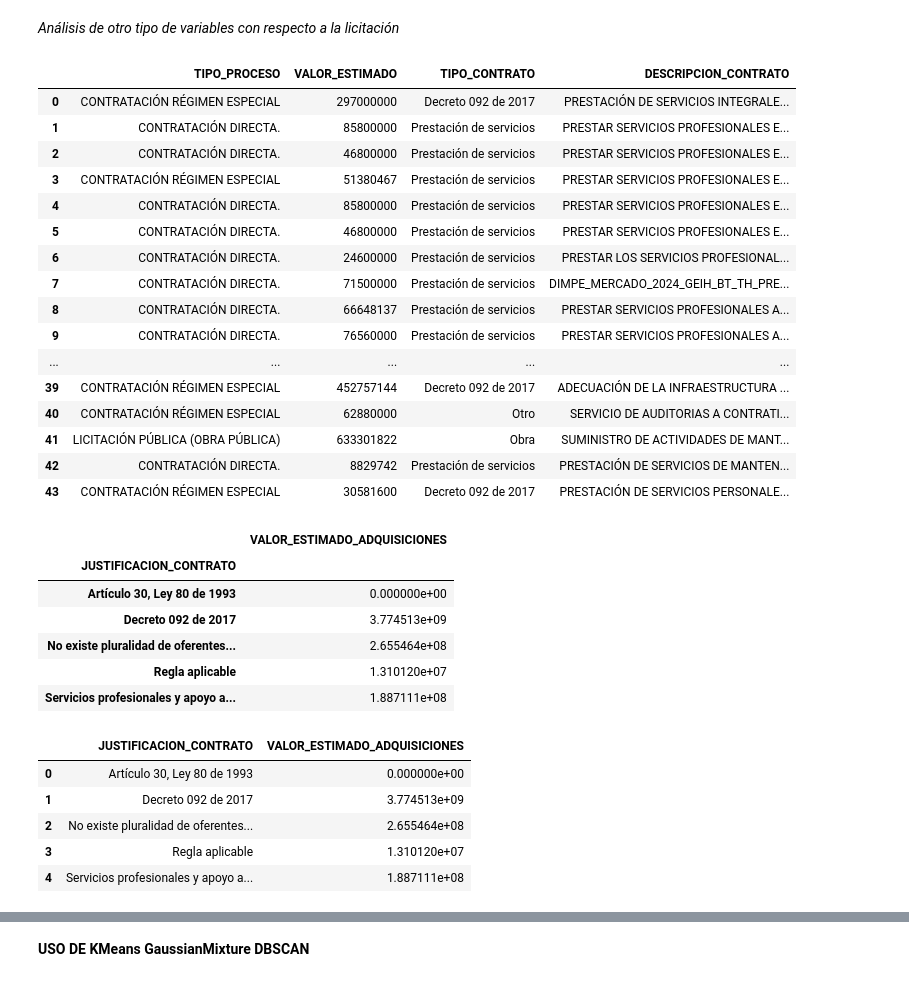
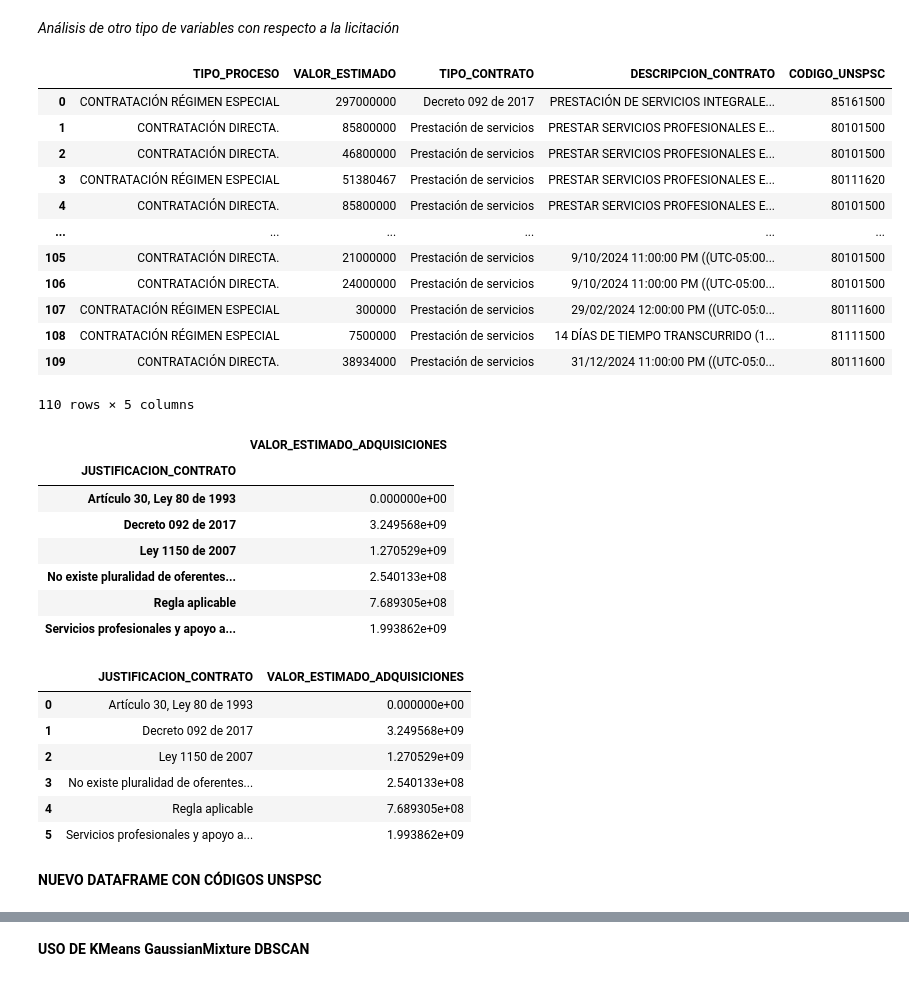
Before and after one commit to aleja-k/PandasSecop, a Jupyter notebook: SECOP.ipynb, the cells around one changed output, grey strips where cells are left out. Drawn from its saved outputs; the diff is of its cells as text; code cells hidden in the pictures.

```diff
--- a/SECOP.ipynb
+++ b/SECOP.ipynb
@@ -19,7 +19,7 @@ import re
 # %% [markdown]
 ***Nota: El repositorio en Github debe ser público para que pueda interactuar con pandas de lo contrario no es posible obtener la información.***
 # %%
-url="https://raw.githubusercontent.com/aleja-k/PandasSecop/master/SECOP_exported_1%20-%20copia.csv" # URL
+url="https://raw.githubusercontent.com/aleja-k/PandasSecop/master/SECOP_exported_1.csv" # URL
 #df=pd.read_csv(url,index_col="Unnamed: 0")
 df= pd.read_csv(url, encoding= "utf-8",sep=';') # Encoding segun el tipo del csv y separador ;
 df.head(10)
@@ -82,0 +72,12 @@ df.head(3)
+# %%
+# Convertir la columna 'CODIGO_UNSPSC' a tipo cadena
+df['CODIGO_UNSPSC'] = df['CODIGO_UNSPSC'].astype(str)
+
+# Reemplazar letras y caracteres especiales por nada (eliminarlos)
+df['CODIGO_UNSPSC'] = df['CODIGO_UNSPSC'].str.replace('[^0-9]', '', regex=True)
+
+# Convertir la columna 'CODIGO_UNSPSC' a numérica
+df["CODIGO_UNSPSC"] = pd.to_numeric(df['CODIGO_UNSPSC'], errors="coerce")
+
+# Mostrar las primeras 3 filas del DataFrame resultante
+df.head(3)
@@ -383,4 +394 @@ CLAVES_BUSQUEDA
 Name: count, dtype: int64
-# %%
-df['CLAVES_BUSQUEDA'] = df['CLAVES_BUSQUEDA'].astype(str).str.replace("0", "SIN_DATO")
- #Remplazo de valores
@@ -399,3 +394,0 @@ Name: count, dtype: int64
-# %%
-df['CODIGOS_UNSPSC'] = df['CODIGOS_UNSPSC'].astype(str).str.replace("0", "SIN_DATO")
- #Remplazo de valores
@@ -517,28 +495,24 @@ union
 *Análisis de otro tipo de variables con respecto a la licitación*
 # %%
 
-licita1 = df[['TIPO_PROCESO','VALOR_ESTIMADO','TIPO_CONTRATO','DESCRIPCION_CONTRATO']] # Creo nuevo df basado en las anteriores columnas
+licita1 = df[['TIPO_PROCESO','VALOR_ESTIMADO','TIPO_CONTRATO','DESCRIPCION_CONTRATO','CODIGO_UNSPSC']] # Creo nuevo df basado en las anteriores columnas
 #licita1 = SECOP[SECOP['TIPO_PROCESO'].str.contains('CONTRATACIÓN RÉGIMEN ESPECIAL|LICITACIÓN PÚBLICA \(OBRA PÚBLICA\)', case=False, na=False)]
 licita1=licita1.reset_index(drop = True)
 licita1
 # %% [output]
-|  | TIPO_PROCESO | VALOR_ESTIMADO | TIPO_CONTRATO | DESCRIPCION_CONTRATO |
-| 0 | CONTRATACIÓN RÉGIMEN ESPECIAL | 297000000 | Decreto 092 de 2017 | PRESTACIÓN DE SERVICIOS INTEGRALE... |
-| 1 | CONTRATACIÓN DIRECTA. | 85800000 | Prestación de servicios | PRESTAR SERVICIOS PROFESIONALES E... |
-| 2 | CONTRATACIÓN DIRECTA. | 46800000 | Prestación de servicios | PRESTAR SERVICIOS PROFESIONALES E... |
-| 3 | CONTRATACIÓN RÉGIMEN ESPECIAL | 51380467 | Prestación de servicios | PRESTAR SERVICIOS PROFESIONALES E... |
-| 4 | CONTRATACIÓN DIRECTA. | 85800000 | Prestación de servicios | PRESTAR SERVICIOS PROFESIONALES E... |
-| 5 | CONTRATACIÓN DIRECTA. | 46800000 | Prestación de servicios | PRESTAR SERVICIOS PROFESIONALES E... |
-| 6 | CONTRATACIÓN DIRECTA. | 24600000 | Prestación de servicios | PRESTAR LOS SERVICIOS PROFESIONAL... |
-| 7 | CONTRATACIÓN DIRECTA. | 71500000 | Prestación de servicios | DIMPE_MERCADO_2024_GEIH_BT_TH_PRE... |
-| 8 | CONTRATACIÓN DIRECTA. | 66648137 | Prestación de servicios | PRESTAR SERVICIOS PROFESIONALES A... |
-| 9 | CONTRATACIÓN DIRECTA. | 76560000 | Prestación de servicios | PRESTAR SERVICIOS PROFESIONALES A... |
-| ... | ... | ... | ... | ... |
-| 39 | CONTRATACIÓN RÉGIMEN ESPECIAL | 452757144 | Decreto 092 de 2017 | ADECUACIÓN DE LA INFRAESTRUCTURA ... |
-| 40 | CONTRATACIÓN RÉGIMEN ESPECIAL | 62880000 | Otro | SERVICIO DE AUDITORIAS A CONTRATI... |
-| 41 | LICITACIÓN PÚBLICA (OBRA PÚBLICA) | 633301822 | Obra | SUMINISTRO DE ACTIVIDADES DE MANT... |
-| 42 | CONTRATACIÓN DIRECTA. | 8829742 | Prestación de servicios | PRESTACIÓN DE SERVICIOS DE MANTEN... |
-| 43 | CONTRATACIÓN RÉGIMEN ESPECIAL | 30581600 | Decreto 092 de 2017 | PRESTACIÓN DE SERVICIOS PERSONALE... |
+|  | TIPO_PROCESO | VALOR_ESTIMADO | TIPO_CONTRATO | DESCRIPCION_CONTRATO | CODIGO_UNSPSC |
+| 0 | CONTRATACIÓN RÉGIMEN ESPECIAL | 297000000 | Decreto 092 de 2017 | PRESTACIÓN DE SERVICIOS INTEGRALE... | 85161500 |
+| 1 | CONTRATACIÓN DIRECTA. | 85800000 | Prestación de servicios | PRESTAR SERVICIOS PROFESIONALES E... | 80101500 |
+| 2 | CONTRATACIÓN DIRECTA. | 46800000 | Prestación de servicios | PRESTAR SERVICIOS PROFESIONALES E... | 80101500 |
+| 3 | CONTRATACIÓN RÉGIMEN ESPECIAL | 51380467 | Prestación de servicios | PRESTAR SERVICIOS PROFESIONALES E... | 80111620 |
+| 4 | CONTRATACIÓN DIRECTA. | 85800000 | Prestación de servicios | PRESTAR SERVICIOS PROFESIONALES E... | 80101500 |
+| ... | ... | ... | ... | ... | ... |
+| 105 | CONTRATACIÓN DIRECTA. | 21000000 | Prestación de servicios | 9/10/2024 11:00:00 PM ((UTC-05:00... | 80101500 |
+| 106 | CONTRATACIÓN DIRECTA. | 24000000 | Prestación de servicios | 9/10/2024 11:00:00 PM ((UTC-05:00... | 80101500 |
+| 107 | CONTRATACIÓN RÉGIMEN ESPECIAL | 300000 | Prestación de servicios | 29/02/2024 12:00:00 PM ((UTC-05:0... | 80111600 |
+| 108 | CONTRATACIÓN RÉGIMEN ESPECIAL | 7500000 | Prestación de servicios | 14 DÍAS DE TIEMPO TRANSCURRIDO (1... | 81111500 |
+| 109 | CONTRATACIÓN DIRECTA. | 38934000 | Prestación de servicios | 31/12/2024 11:00:00 PM ((UTC-05:0... | 80111600 |
+110 rows × 5 columns
 # %%
 codigo=df.groupby(["JUSTIFICACION_CONTRATO"])[["VALOR_ESTIMADO_ADQUISICIONES"]].mean() # Agrupa la columna que desea
 codigo
@@ -546,10 +520,11 @@ codigo
 |  | VALOR_ESTIMADO_ADQUISICIONES |
 | JUSTIFICACION_CONTRATO |  |
 | Artículo 30, Ley 80 de 1993 | 0.000000e+00 |
-| Decreto 092 de 2017 | 3.774513e+09 |
-| No existe pluralidad de oferentes... | 2.655464e+08 |
-| Regla aplicable | 1.310120e+07 |
-| Servicios profesionales y apoyo a... | 1.887111e+08 |
+| Decreto 092 de 2017 | 3.249568e+09 |
+| Ley 1150 de 2007 | 1.270529e+09 |
+| No existe pluralidad de oferentes... | 2.540133e+08 |
+| Regla aplicable | 7.689305e+08 |
+| Servicios profesionales y apoyo a... | 1.993862e+09 |
 # %%
 # Creamos el indice
 codigo=codigo.rename_axis("JUSTIFICACION_CONTRATO").reset_index() # Modifica el dataframe generando la columna de director y generando un index
@@ -557,7 +532,10 @@ codigo
 # %% [output]
 |  | JUSTIFICACION_CONTRATO | VALOR_ESTIMADO_ADQUISICIONES |
 | 0 | Artículo 30, Ley 80 de 1993 | 0.000000e+00 |
-| 1 | Decreto 092 de 2017 | 3.774513e+09 |
-| 2 | No existe pluralidad de oferentes... | 2.655464e+08 |
-| 3 | Regla aplicable | 1.310120e+07 |
-| 4 | Servicios profesionales y apoyo a... | 1.887111e+08 |
+| 1 | Decreto 092 de 2017 | 3.249568e+09 |
+| 2 | Ley 1150 de 2007 | 1.270529e+09 |
+| 3 | No existe pluralidad de oferentes... | 2.540133e+08 |
+| 4 | Regla aplicable | 7.689305e+08 |
+| 5 | Servicios profesionales y apoyo a... | 1.993862e+09 |
+# %% [markdown]
+**NUEVO DATAFRAME CON CÓDIGOS UNSPSC**
```
Also changed, not shown: parts of 56 cells of this notebook.
